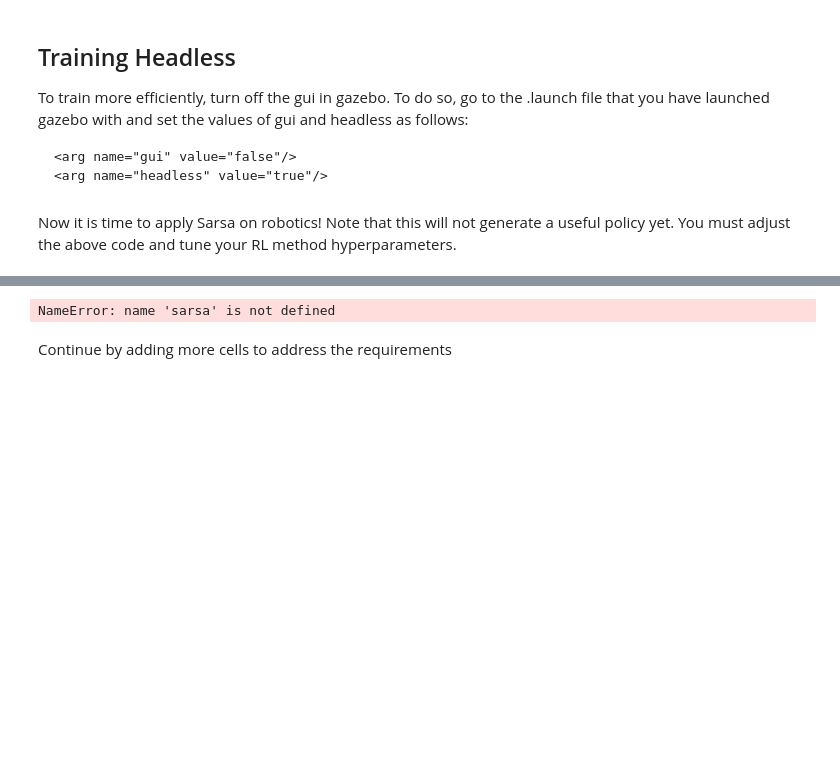
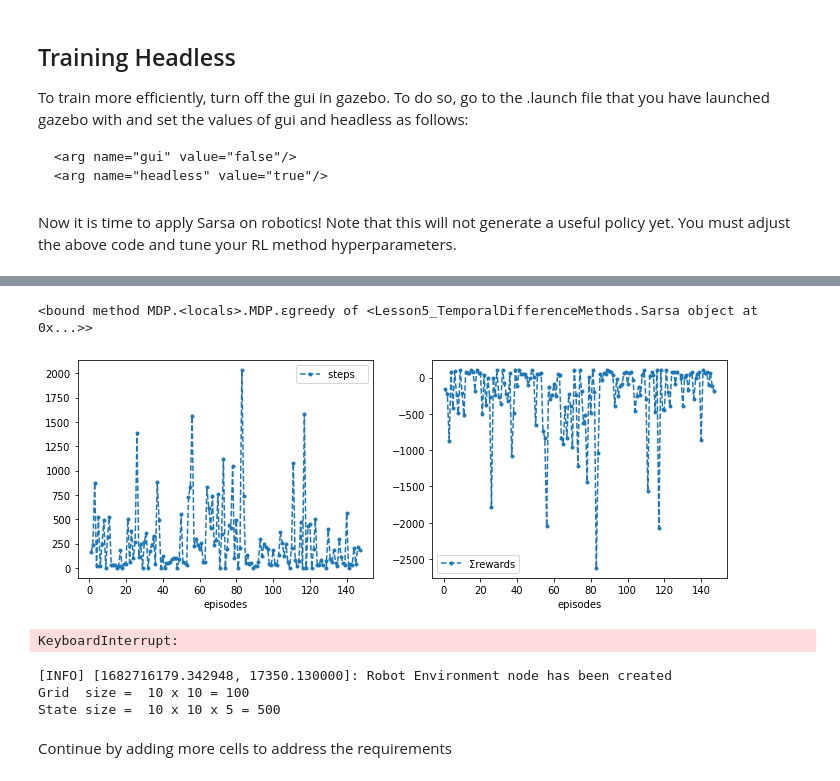
Before and after one commit to hakbar0/robotics-assessment-2, a Jupyter notebook: assessment2.ipynb, the cells around one changed output, grey strips where cells are left out. Cells and saved outputs as stored; diff of their text form; code cells hidden in the pictures; blank space fills up the shorter version.

```diff
--- a/assessment2.ipynb
+++ b/assessment2.ipynb
@@ -290,8 +317,24 @@ training was interrupted.......!
+# %%
+# dir(sarsa)
+sarsa.εgreedy
+# %% [output]
+<bound method MDP.<locals>.MDP.εgreedy of <Lesson5_TemporalDifferenceMethods.Sarsa object at 0x...>>
 # %%
-sarsa.episodes = 100
+sarsa.episodes = 200
 %time sarsa.interact(resume=True)
-# robogrid2x2.stop()
+robogrid2x2.stop()
 # %% [output]
+[figure, added]
-NameError: name 'sarsa' is not defined
+KeyboardInterrupt:
+# %%
+robogrid = RoboGridEnv(xdim=4, ydim=4,
+                          xgoal=1.5, ygoal=0, tol =0.8,
+                          speed=0.4, θspeed=1.4, hz=hz,
+                          resol=0.4, θresol=(2*pi/θres),
+                          range_min=0.38)
+# %% [output]
+[INFO] [1682716179.342948, 17350.130000]: Robot Environment node has been created
+Grid  size =  10 x 10 = 100
+State size =  10 x 10 x 5 = 500
 # %% [markdown]
 Continue by adding more cells to address the requirements
```
Also changed, not shown: parts of 21 cells of this notebook, 1 other file.
